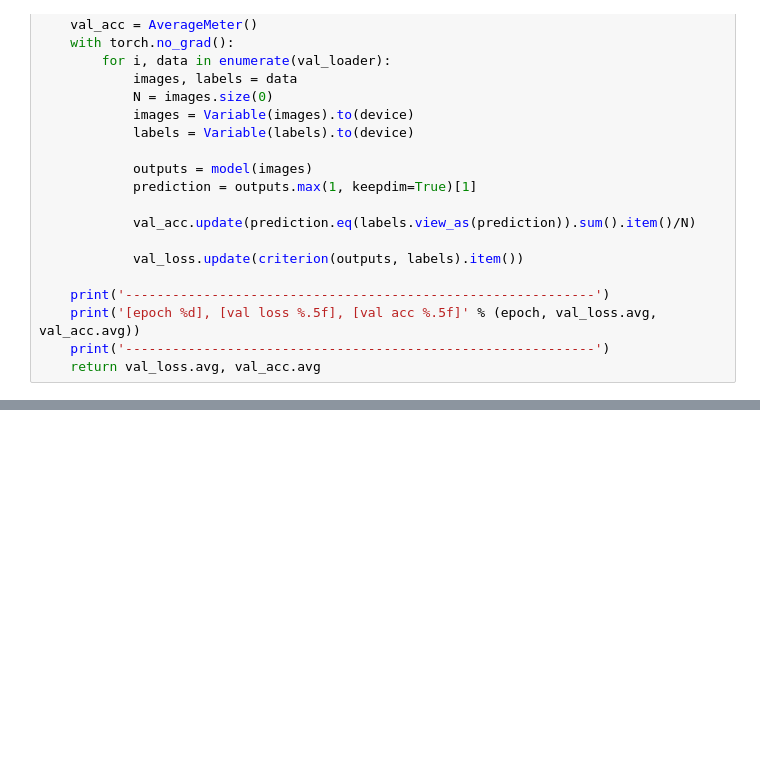
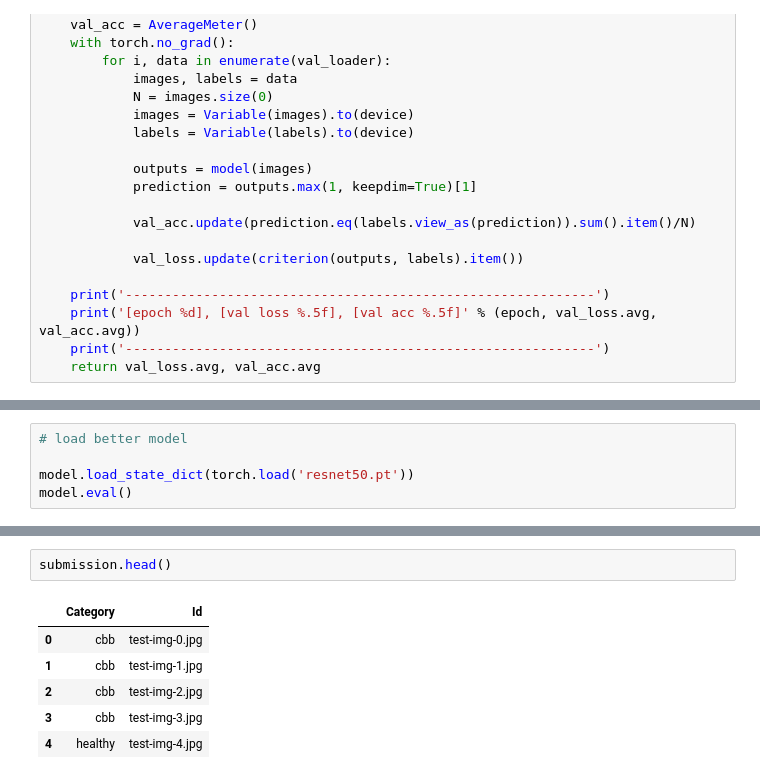
Before and after one commit to IsraelAbebe/cassava_disease_classification, a Jupyter notebook: salomon_exp/Finetuning.ipynb, the cells around one changed output, grey strips where cells are left out. Saved outputs shown, nothing was run; the diff lists cells and outputs as text; blank space fills up the shorter version.

```diff
--- a/salomon_exp/Finetuning.ipynb
+++ b/salomon_exp/Finetuning.ipynb
@@ -287,0 +354,5 @@ for epoch in range(1, epoch_num+1):
+# %%
+# load better model
+
+model.load_state_dict(torch.load('resnet50.pt'))
+model.eval()
@@ -287,0 +409,9 @@ for epoch in range(1, epoch_num+1):
+# %%
+submission.head()
+# %% [output]
+|  | Category | Id |
+| 0 | cbb | test-img-0.jpg |
+| 1 | cbb | test-img-1.jpg |
+| 2 | cbb | test-img-2.jpg |
+| 3 | cbb | test-img-3.jpg |
+| 4 | healthy | test-img-4.jpg |
```
Also changed, not shown: parts of 20 cells of this notebook, 3 other files.
